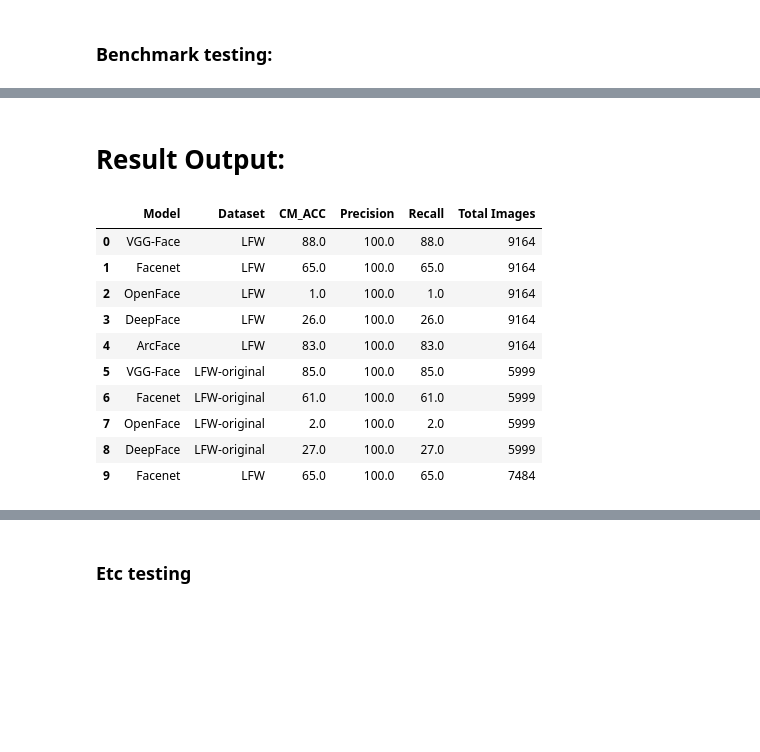
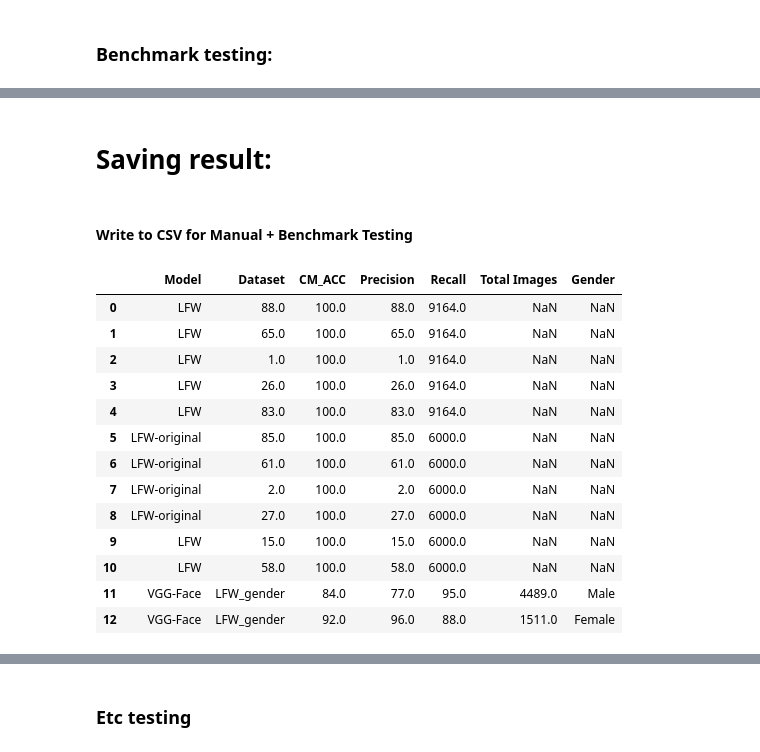
Before and after one commit to sushii2001/DeepFace-gender-bias-detection, a Jupyter notebook: DeepFace-test.ipynb, the cells around one changed output, grey strips where cells are left out. Cells and saved outputs as stored; diff of their text form; code cells hidden in the pictures; blank space fills up the shorter version.

Commit message:
Update results for LFW gender split datasets

```diff
--- a/DeepFace-test.ipynb
+++ b/DeepFace-test.ipynb
@@ -53,3 +81,25 @@ MODEL = "OpenFace"
+# %%
+# select a DATASET from data folder:
+# LFW, LFW-original
+DATASET = "LFW"
+
+# test with gender split LFW
+DATASET_LFW_SPLIT = "LFW_gender"
+
+# select a model to run:
+# models = ["VGG-Face", "Facenet", "Facenet512", "OpenFace", "DeepFace", "DeepID", "ArcFace", "Dlib", "SFace"]
+MODEL = "DeepFace"
+
+# Faces are represented as vectors, a face pair of same person should be similar, calculated by different metrics
+# metrics = ["cosine", "euclidean", "euclidean_l2"]
+METRIC = "euclidean_l2"
+
+# Face detector, backend that helps aligning the face for better accuracy
+# backends = ['opencv', 'ssd', 'dlib', 'mtcnn', 'retinaface', 'mediapipe']
+BACKEND = ['opencv', 'retinaface', 'mtcnn']
+
+# Select 'Male' or 'Female'
+TEST_GENDER = 'Male'
 # %% [markdown]
 ### Preset the data path directory
 # %%
@@ -57,7 +107,7 @@ MODEL = "OpenFace"
 # dir_path = f"./additional-data/{DATASET_TEST}"
 
 # Test dataset directory:
-dir_path = f"./data/{DATASET}"
+dir_path = f"./data/{DATASET_LFW_SPLIT}"
 # %% [markdown]
 ### Function to perform test with Deepface
 # %%
@@ -264,0 +481,3 @@ deepface_benchmark_res, cm_benchmark = deepface_benchmark(DATASET, dir_path, ben
+# %%
+# benchmark testing LFW with gender split
+deepface_benchmark_res, cm_benchmark = deepface_benchmark_lfw_split(DATASET_LFW_SPLIT, dir_path, benchmark_df, MODEL, TEST_GENDER)
@@ -343,27 +582,32 @@ False Negative: {false_neg} \n\
-# %% [markdown]
-# Result Output:
+# %% [markdown]
+# Saving result:
+# %% [markdown]
+#### Write to CSV for Manual + Benchmark Testing
 # %%
-# result_df_new = pd.DataFrame([deepface_benchmark_res])
-result_df_new = pd.DataFrame([deepface_res_dataset])
+result_df_new = pd.DataFrame([deepface_benchmark_res])
+# result_df_new = pd.DataFrame([deepface_res_dataset])
 
 frames = [result_df, result_df_new]
 result_df = pd.concat(frames)
 
 result_df = result_df.reset_index()
 result_df.drop(columns=['index'], inplace=True)
 result_df
 # %% [output]
-|  | Model | Dataset | CM_ACC | Precision | Recall | Total Images |
-| 0 | VGG-Face | LFW | 88.0 | 100.0 | 88.0 | 9164 |
-| 1 | Facenet | LFW | 65.0 | 100.0 | 65.0 | 9164 |
-| 2 | OpenFace | LFW | 1.0 | 100.0 | 1.0 | 9164 |
-| 3 | DeepFace | LFW | 26.0 | 100.0 | 26.0 | 9164 |
-| 4 | ArcFace | LFW | 83.0 | 100.0 | 83.0 | 9164 |
-| 5 | VGG-Face | LFW-original | 85.0 | 100.0 | 85.0 | 5999 |
-| 6 | Facenet | LFW-original | 61.0 | 100.0 | 61.0 | 5999 |
-| 7 | OpenFace | LFW-original | 2.0 | 100.0 | 2.0 | 5999 |
-| 8 | DeepFace | LFW-original | 27.0 | 100.0 | 27.0 | 5999 |
-| 9 | Facenet | LFW | 65.0 | 100.0 | 65.0 | 7484 |
+|  | Model | Dataset | CM_ACC | Precision | Recall | Total Images | Gender |
+| 0 | LFW | 88.0 | 100.0 | 88.0 | 9164.0 | NaN | NaN |
+| 1 | LFW | 65.0 | 100.0 | 65.0 | 9164.0 | NaN | NaN |
+| 2 | LFW | 1.0 | 100.0 | 1.0 | 9164.0 | NaN | NaN |
+| 3 | LFW | 26.0 | 100.0 | 26.0 | 9164.0 | NaN | NaN |
+| 4 | LFW | 83.0 | 100.0 | 83.0 | 9164.0 | NaN | NaN |
+| 5 | LFW-original | 85.0 | 100.0 | 85.0 | 6000.0 | NaN | NaN |
+| 6 | LFW-original | 61.0 | 100.0 | 61.0 | 6000.0 | NaN | NaN |
+| 7 | LFW-original | 2.0 | 100.0 | 2.0 | 6000.0 | NaN | NaN |
+| 8 | LFW-original | 27.0 | 100.0 | 27.0 | 6000.0 | NaN | NaN |
+| 9 | LFW | 15.0 | 100.0 | 15.0 | 6000.0 | NaN | NaN |
+| 10 | LFW | 58.0 | 100.0 | 58.0 | 6000.0 | NaN | NaN |
+| 11 | VGG-Face | LFW_gender | 84.0 | 77.0 | 95.0 | 4489.0 | Male |
+| 12 | VGG-Face | LFW_gender | 92.0 | 96.0 | 88.0 | 1511.0 | Female |
 # %%
 # Write results to csv file
 result_df.to_csv("./result/result_debface.csv", index=False)
```
Also changed, not shown: parts of 27 cells of this notebook, 3 other files.
